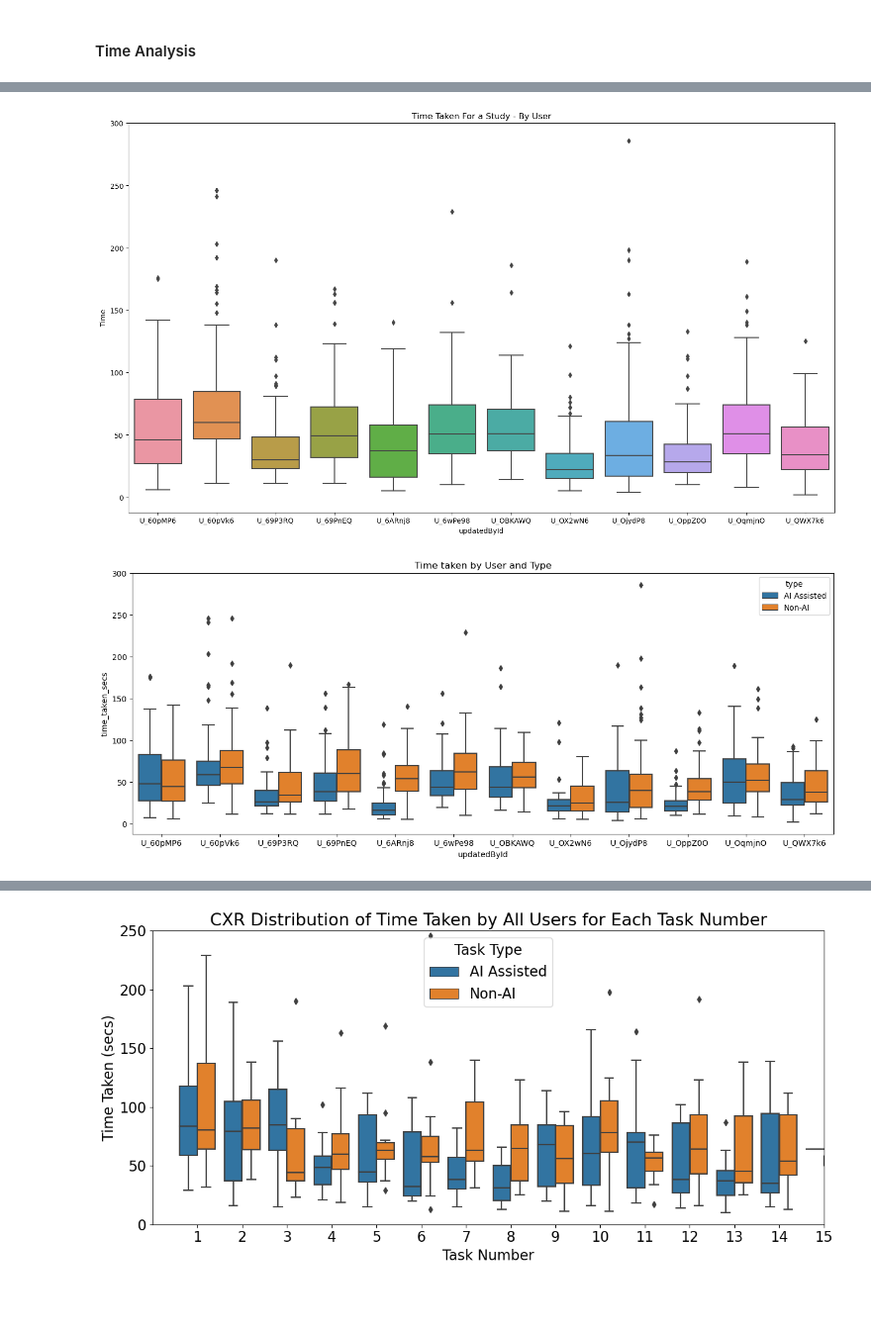
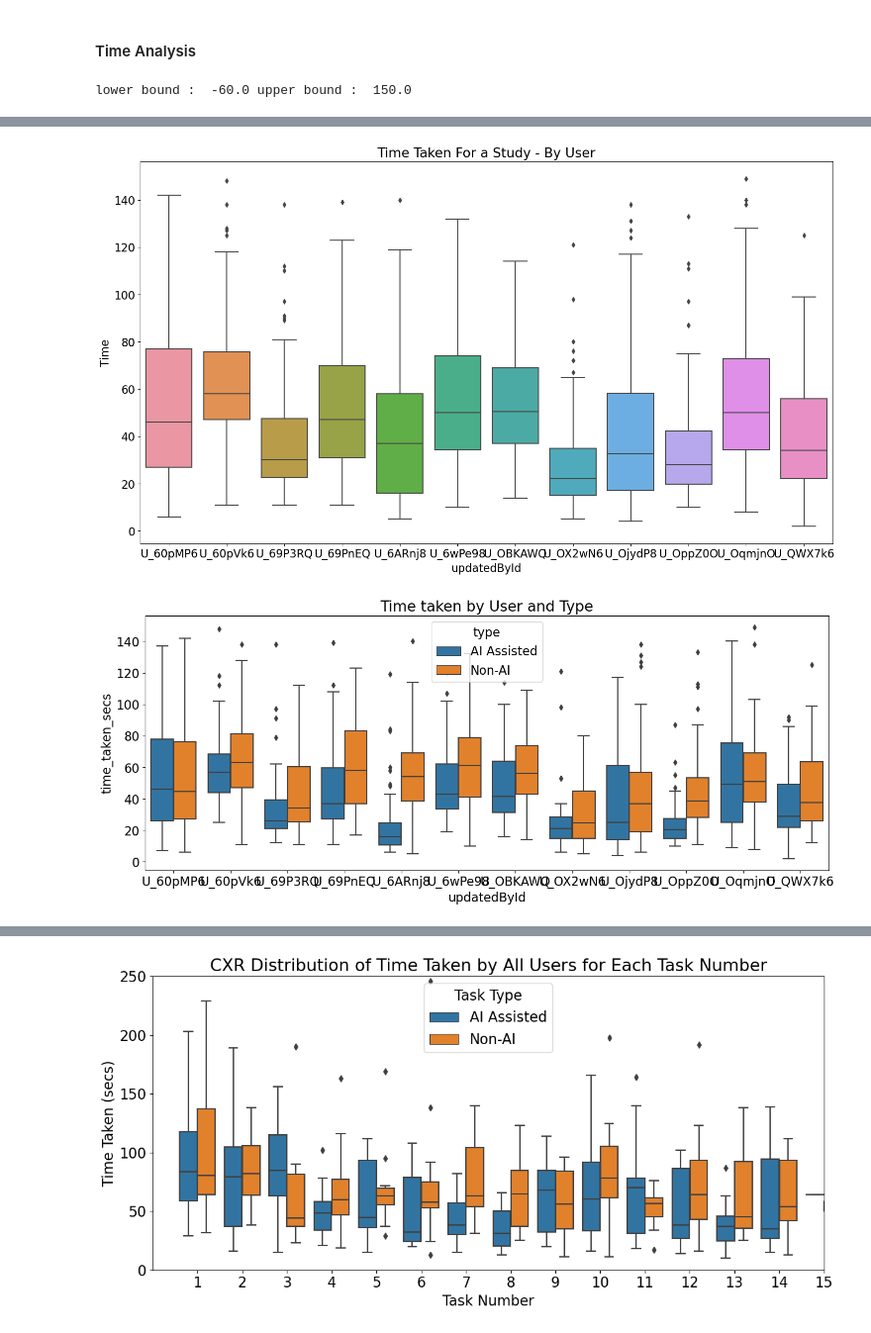
Before and after one commit to iupui-soic/isbi23-rad-ai, a Jupyter notebook: src/time_detail.ipynb, the cells around one changed output, grey strips where cells are left out. Shown at 99% size. Drawn from its saved outputs; the diff is of its cells as text; code cells hidden in the pictures; blank space fills up the shorter version.

Commit message:
added 2*IQR removal method for time analysis and converted data from xlsx to csv

```diff
--- a/src/time_detail.ipynb
+++ b/src/time_detail.ipynb
@@ -130,7 +130,7 @@ plt.show()
 #### Time Analysis
 # %%
 ### time analysis ###
-df = pd.read_excel(r"..\data\time_detail.xlsx", sheet_name = 'data_more')
+df = pd.read_csv(r"..\data\time_detail.csv")
 df['type'] = df['type'].replace({'Human':'Non-AI', 'Human_AI':'AI Assisted'})
 df = df[~df['time_taken_secs'].isna()]
 # removing faulty outlier study
@@ -141,6 +141,17 @@ df = df.sort_values(by=['updatedById', 'modality', 'type', 'updatedAt'])
 # Generate task_number column
 df['task_number'] = df.groupby(['updatedById', 'modality', 'type']).cumcount() + 1
 df = df[df['task_number'] <= 15]
+
+### IQR based outlier removal ###
+Q1 = df['time_taken_secs'].quantile(0.25)
+Q3 = df['time_taken_secs'].quantile(0.75)
+IQR = Q3 - Q1
+# Defining bounds for the outliers
+lower_bound = Q1 - 2 * IQR
+upper_bound = Q3 + 2 * IQR
+print("lower bound : ", lower_bound, "upper bound : ", upper_bound)
+# Filtering the data to remove outliers
+df = df[(df['time_taken_secs'] >= lower_bound) & (df['time_taken_secs'] <= upper_bound)]
 
 # boxplot - Human VS Human+AI
 plt.figure(figsize=(8, 10))
@@ -175,9 +186,10 @@ ax.spines['top'].set_visible(False)
 ax.spines['right'].set_visible(False)
 ax.spines['bottom'].set_visible(False)
 ax.spines['left'].set_visible(False)
-plt.ylim(0,300)
+plt.ylim(0,200)
 plt.xlabel('Modality')
 plt.ylabel('Time in Seconds')
 plt.rcParams.update({'font.size': 16})  # Adjust the font size as needed
 plt.show()
 # %% [output]
+lower bound :  -60.0 upper bound :  150.0
@@ -185,2 +197,2 @@ plt.show()
-[figure, old version]
+[figure, new version]
-[figure, old version]
+[figure, new version]
```
Also changed, not shown: parts of 2 cells of this notebook, 7 other files.
